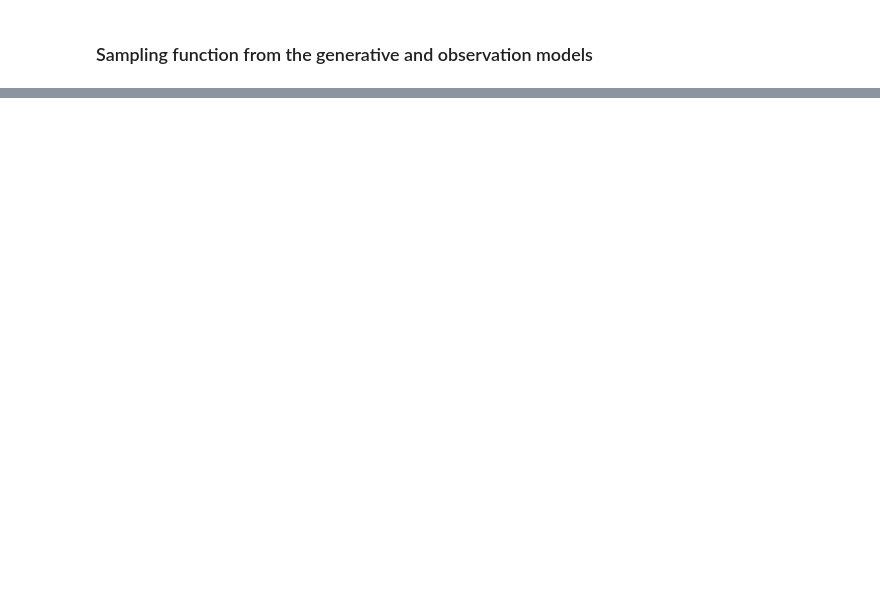
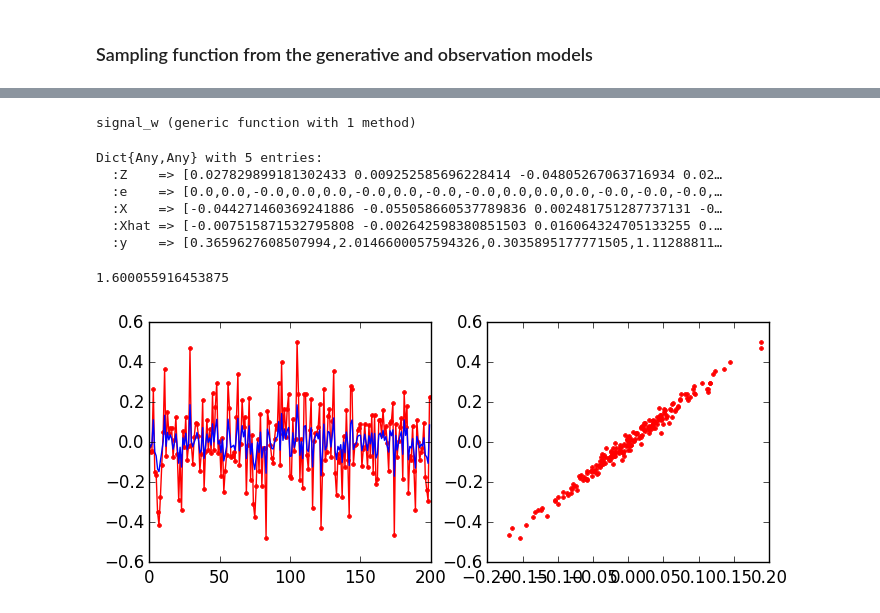
Before and after one commit to ganguli-lab/single-trial, a Jupyter notebook: Static Decoding.ipynb, the cells around one changed output, grey strips where cells are left out. Drawn from its saved outputs; the diff is of its cells as text; code cells hidden in the pictures; blank space fills up the shorter version.

Commit message:
added functions to infer decoding vectors using different methods

```diff
--- a/Static Decoding.ipynb
+++ b/Static Decoding.ipynb
@@ -85,0 +94,55 @@ plot(x[2:end], y)
+# %%
+function simple_w(Xhat, y)
+    return Xhat' \ y
+end
+
+function subspace_w(Xhat, y, model::ObsModel)
+    let gen = model.gen
+        thresh = (sqrt(gen.P / gen.N) + sqrt(model.M / gen.N))
+        U, S, V = svd(Xhat)
+        K = sum(S .> thresh)
+        if K < 1; return 0; end;
+        return U[:, 1:K] * ((U[:, 1:K]' * Xhat)' \ y)
+    end
+end
+
+function signal_w(Xhat, y, model::ObsModel)
+    let gen = model.gen
+        U, S, V = svd(Xhat)
+        thresh = (sqrt(gen.P / gen.N) + sqrt(model.M / gen.N))
+        beta = (model.M * gen.P)^(1/4) / sqrt(gen.N)
+        mask = S .> thresh
+        S[mask] = sqrt(S[mask].^2 - beta - 1 + sqrt((S[mask].^2 - beta - 1).^2 - 4 * beta)) / sqrt(2)
+        S[~mask] = 0
+        Xtilde = U * diagm(S) * V'
+        return Xtilde' \ y
+    end
+end
+# %% [output]
+signal_w (generic function with 1 method)
+# %%
+g = GenModel(1000, 4, 900, 1, 0);
+o = ObsModel(g, 200);
+# %%
+rst = rand(o)
+# %% [output]
+Dict{Any,Any} with 5 entries:
+  :Z    => [0.027829899181302433 0.009252585696228414 -0.04805267063716934 0.02…
+  :e    => [0.0,0.0,-0.0,0.0,0.0,-0.0,0.0,-0.0,-0.0,0.0,0.0,0.0,-0.0,-0.0,-0.0,…
+  :X    => [-0.044271460369241886 -0.055058660537789836 0.002481751287737131 -0…
+  :Xhat => [-0.007515871532795808 -0.002642598380851503 0.016064324705133255 0.…
+  :y    => [0.3659627608507994,2.0146600057594326,0.3035895177771505,1.11288811…
+# %%
+what_simple = simple_w(rst[:Xhat], rst[:y])
+ws = o.S * g.w * sqrt(g.N / o.M)
+figure(figsize=(8, 3))
+subplot(121)
+plot(what_simple, "r.-")
+plot(ws, "b-")
+subplot(122)
+plot(ws, what_simple, "r.")
+
+println(norm(ws - what_simple))
+# %% [output]
+1.600055916453875
+[figure, added]
```
Also changed, not shown: parts of 8 cells of this notebook, 1 other file.
